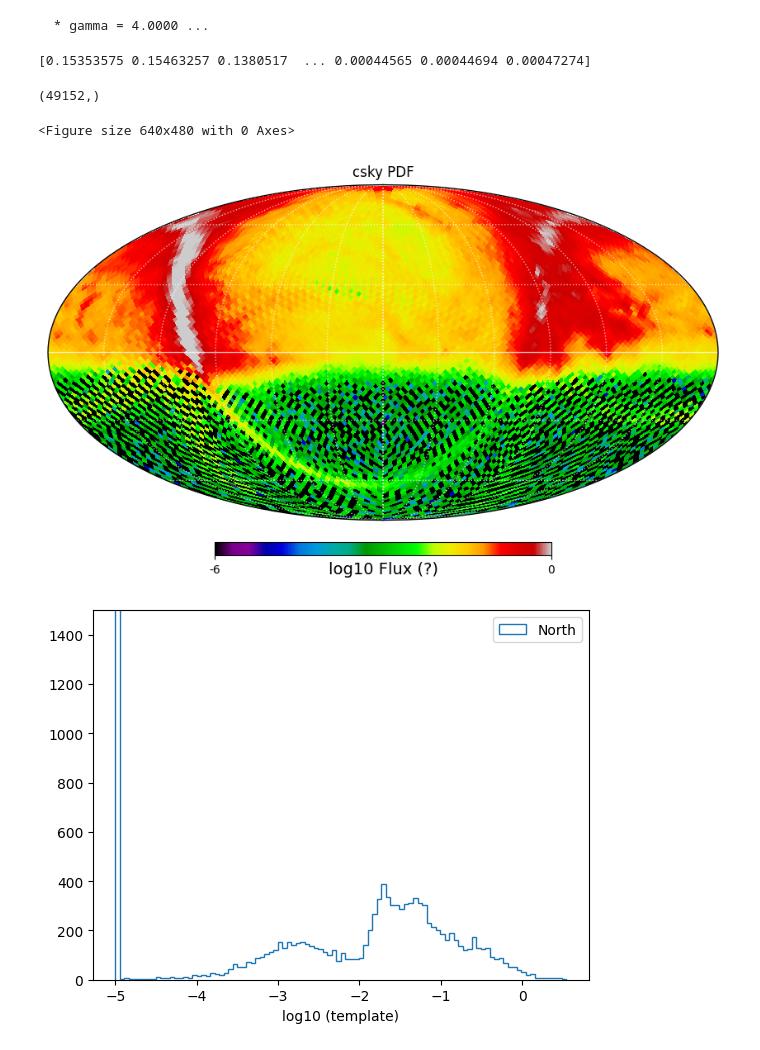
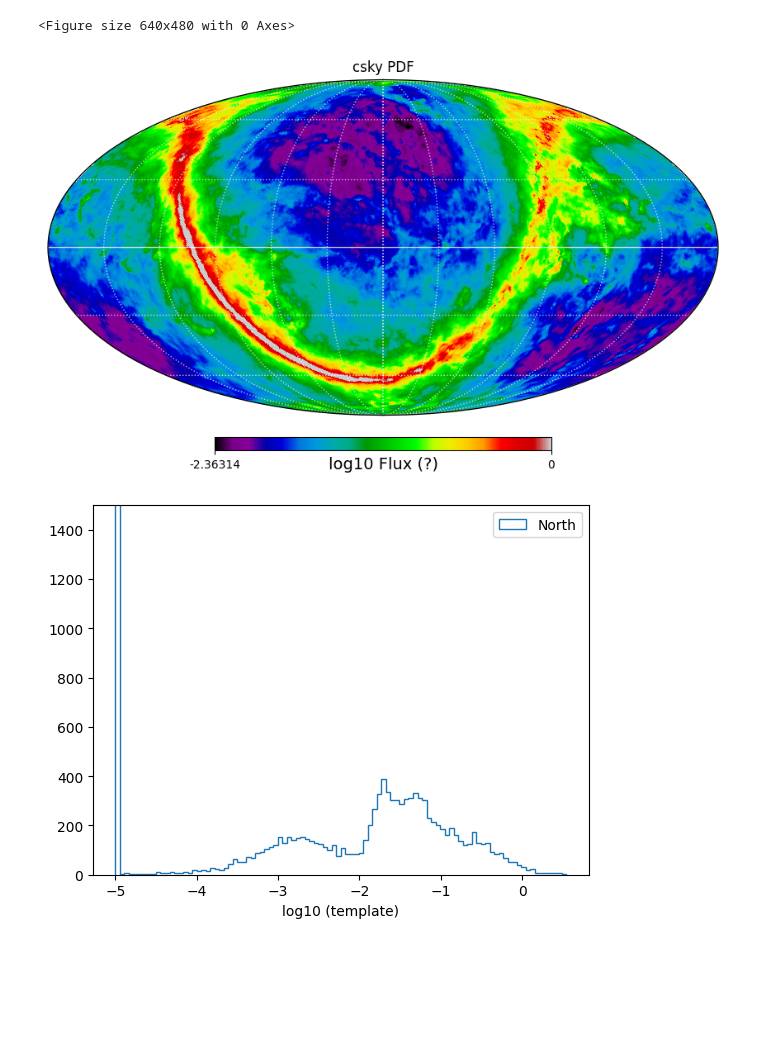
Before and after one commit to MACampana/BinnedTracks, a Jupyter notebook: BinnedAnalysis.ipynb, the cells around one changed output. Saved outputs shown, nothing was run; the diff lists cells and outputs as text; code cells hidden in the pictures; blank space fills up the shorter version.

```diff
--- a/BinnedAnalysis.ipynb
+++ b/BinnedAnalysis.ipynb
@@ -891,6 +824,0 @@ decs = lima_bean.bin_decs
-# %%
-a = cy.utils.Arrays(init=sig_arr, convert=True)
-p = cy.pdf.SinDecAccParameterization(a)
-q = p.s.ev
-# %% [output]
-  * gamma = 4.0000 ...
@@ -899,4 +824,0 @@ csky_pdf = template_arr.item()['pdf_space_sig'][1]
-# %%
-print(csky_pdf)
-# %% [output]
-[0.15353575 0.15463257 0.1380517  ... 0.00044565 0.00044694 0.00047274]
@@ -914,22 +825,24 @@ x = x / ( np.sum(x[dec_mask]) * pixarea )
 # %%
-x.shape
+temp_wAcc = np.load('data/level2/binned/Fermi_pi0_wAcc_gamma2.7_sigma0.1.template_pdf.npy')
+temp = np.load('data/level2/binned/Fermi_pi0_noAcc_gamma2.7_sigma0.1.template_pdf.npy')
+pi0 = np.load('templates/Fermi-LAT_pi0_map.npy')
-# %% [output]
-(49152,)
 # %%
 plt.figure(facecolor='w')
 #x = template_arr.item()['template']
 #x1 = hp.smoothing(x, sigma=np.radians(.5)) * np.exp(q(2.7,np.sin(decs)))
 #x1 /= np.sum(x1)*pixarea
 #x3 = template_arr.item()['pdf_space_sig'][1]
 
-x = lima_bean.template_pdf
+x = pi0.copy()
+mask = (x > 10**(-1))
+#x[mask] = hp.UNSEEN
 
-hp.mollview(np.log10(x), unit='log10 Flux (?)', rot=(180,0,0), cmap='nipy_spectral', title='csky PDF', min=-6, max=0)
+hp.mollview(np.log10(x), unit='log10 Flux (?)', rot=(180,0,0), cmap='nipy_spectral', title='csky PDF', max=0)
 hp.graticule(30, color='w', alpha=0.7)
 plt.show()
 # %% [output]
 <Figure size 640x480 with 0 Axes>
-[figure, old version]
+[figure, new version]
 # %%
 plt.figure(facecolor='w')
 plt.hist(np.log10(np.clip(x, a_min=1e-5, a_max=None)), bins=100, histtype='step', label='North')
```
Also changed, not shown: parts of 21 cells of this notebook.
